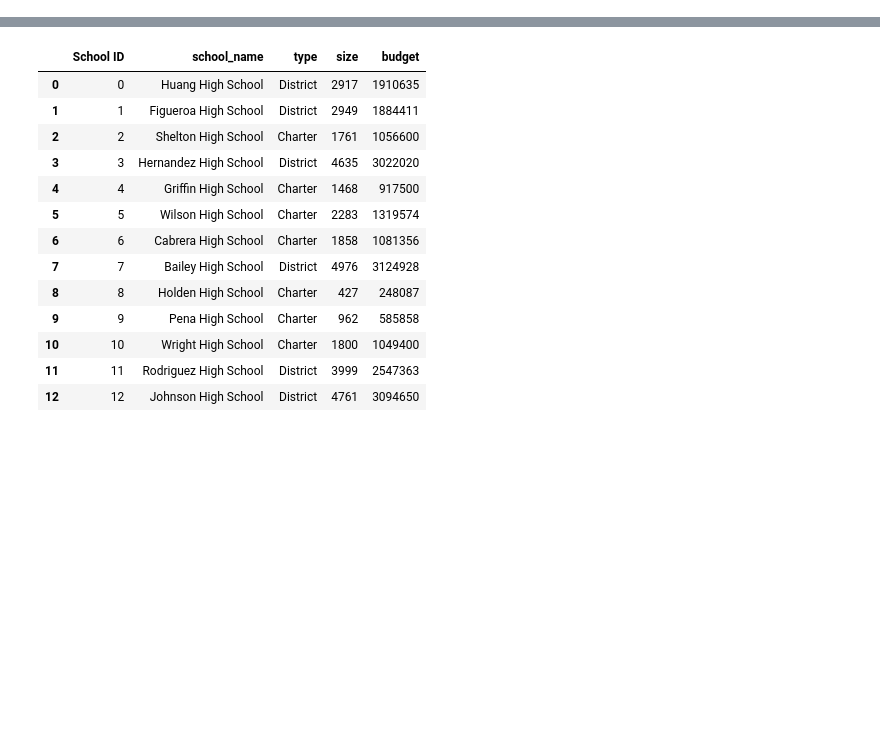
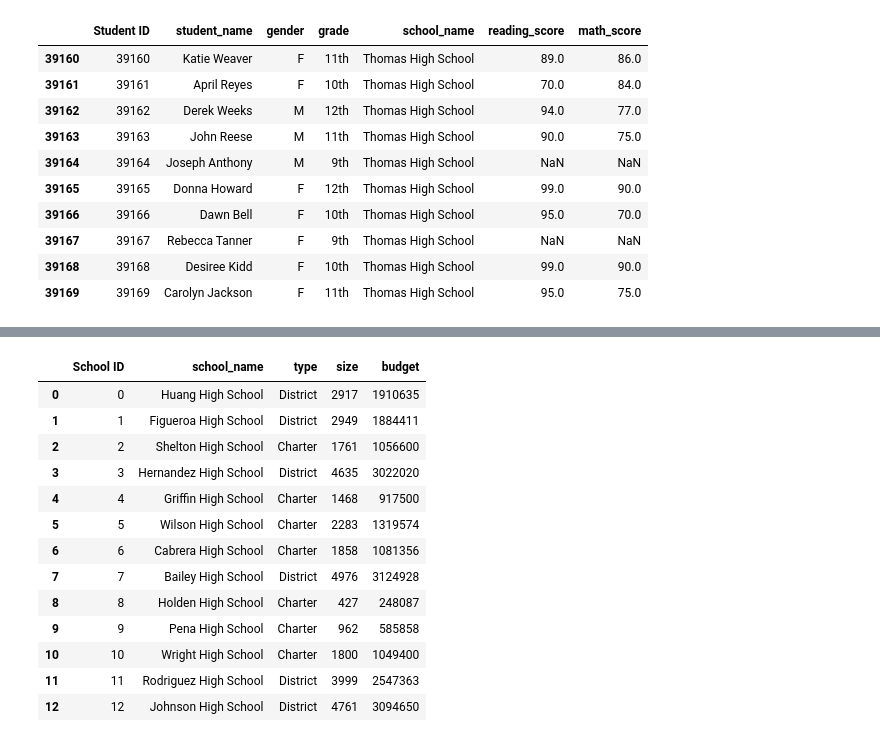
Before and after one commit to jonathansylvestre/School_District_Analysis, a Jupyter notebook: PyCitySchools_Challenge_testing.ipynb, the cells around one changed output, grey strips where cells are left out. Drawn from its saved outputs; the diff is of its cells as text; code cells hidden in the pictures; blank space fills up the shorter version.

```diff
--- a/PyCitySchools.ipynb
+++ b/PyCitySchools_Challenge_testing.ipynb
@@ -0,0 +39,3 @@
+# %%
+# Step 2. Use the loc method on the student_data_df to select all the reading scores from the 9th grade at Thomas High School and replace them with NaN.
+student_data_df.loc[(student_data_df["school_name"] == "Thomas High School") & (student_data_df["grade"] == "9th"),["reading_score"]] =np.nan
@@ -0,0 +57,18 @@
+# %%
+#  Step 3. Refactor the code in Step 2 to replace the math scores with NaN.
+student_data_df.loc[(student_data_df["school_name"] == "Thomas High School") & (student_data_df["grade"] == "9th"),["math_score"]] =np.nan
+# %%
+#  Step 4. Check the student data for NaN's.
+student_data_df.tail(10)
+# %% [output]
+|  | Student ID | student_name | gender | grade | school_name | reading_score | math_score |
+| 39160 | 39160 | Katie Weaver | F | 11th | Thomas High School | 89.0 | 86.0 |
+| 39161 | 39161 | April Reyes | F | 10th | Thomas High School | 70.0 | 84.0 |
+| 39162 | 39162 | Derek Weeks | M | 12th | Thomas High School | 94.0 | 77.0 |
+| 39163 | 39163 | John Reese | M | 11th | Thomas High School | 90.0 | 75.0 |
+| 39164 | 39164 | Joseph Anthony | M | 9th | Thomas High School | NaN | NaN |
+| 39165 | 39165 | Donna Howard | F | 12th | Thomas High School | 99.0 | 90.0 |
+| 39166 | 39166 | Dawn Bell | F | 10th | Thomas High School | 95.0 | 70.0 |
+| 39167 | 39167 | Rebecca Tanner | F | 9th | Thomas High School | NaN | NaN |
+| 39168 | 39168 | Desiree Kidd | F | 10th | Thomas High School | 99.0 | 90.0 |
+| 39169 | 39169 | Carolyn Jackson | F | 11th | Thomas High School | 95.0 | 75.0 |
```
Also changed, not shown: parts of 24 cells of this notebook, 1 other file.
